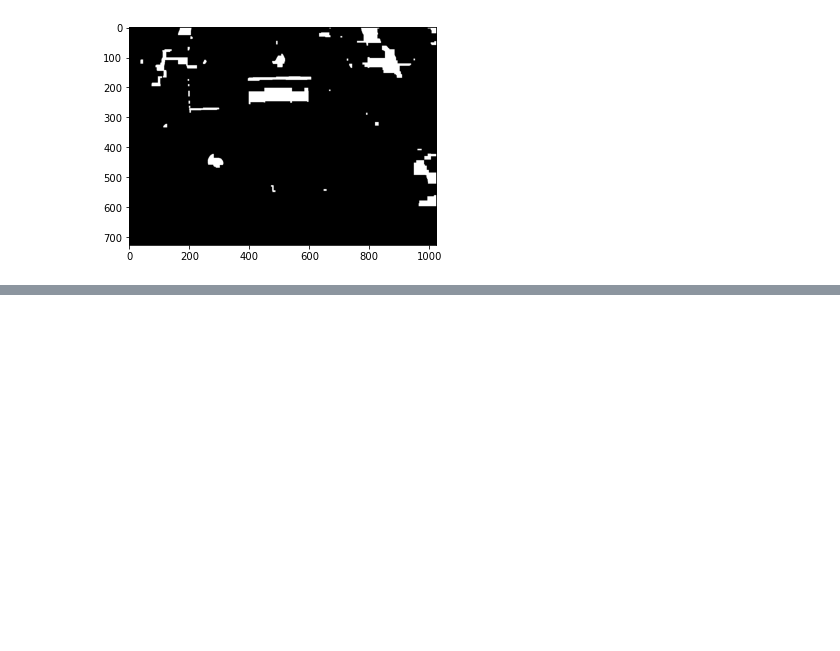
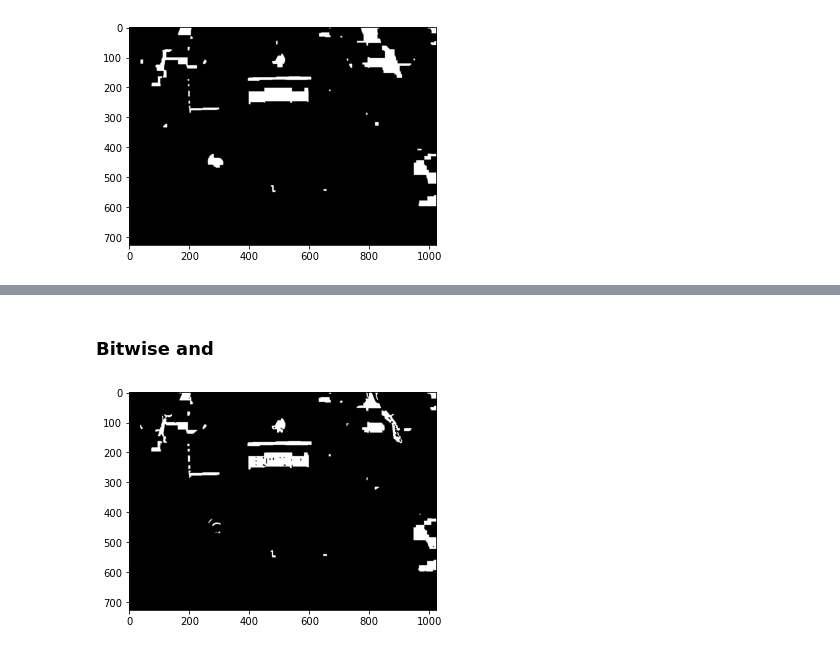
Before and after one commit to joaobizzo/license_plate_recognizer, a Jupyter notebook: license_plate_recognizer.ipynb, the cells around one changed output, grey strips where cells are left out. Drawn from its saved outputs; the diff is of its cells as text; code cells hidden in the pictures; blank space fills up the shorter version.

```diff
--- a/license_plate_recognizer.ipynb
+++ b/license_plate_recognizer.ipynb
@@ -304,0 +312,9 @@ plt.imshow(limiarizacao, cmap='gray');
+# %% [markdown]
+### Bitwise and
+# %%
+limiarizacao = cv2.bitwise_and(limiarizacao, limiarizacao, mask = mascara)
+limiarizacao = cv2.dilate(limiarizacao, kernel_quadrado, iterations = 2)
+limiarizacao = cv2.erode(limiarizacao, kernel_quadrado)
+plt.imshow(limiarizacao, cmap='gray');
+# %% [output]
+[figure, added]
```
Also changed, not shown: parts of 22 cells of this notebook.
